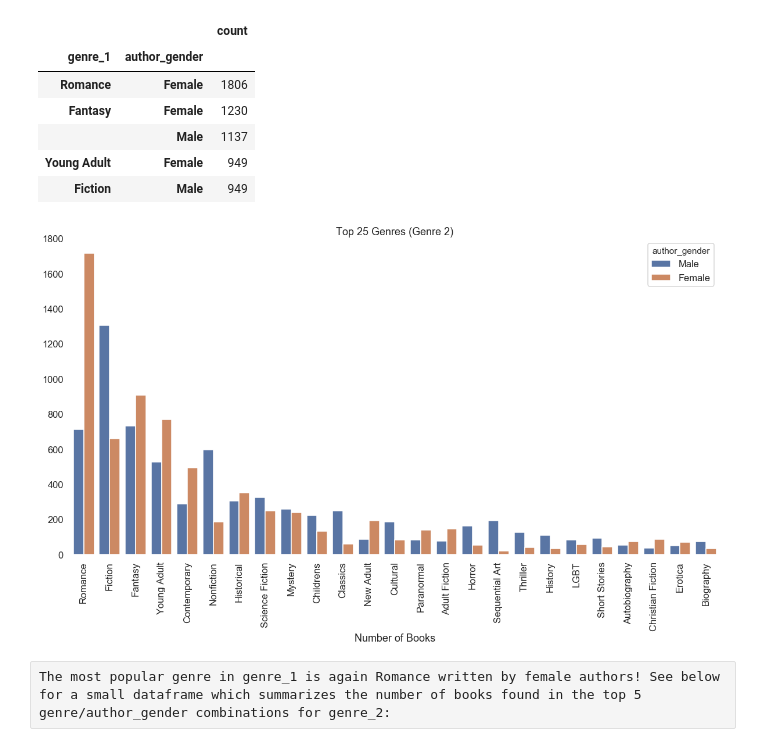
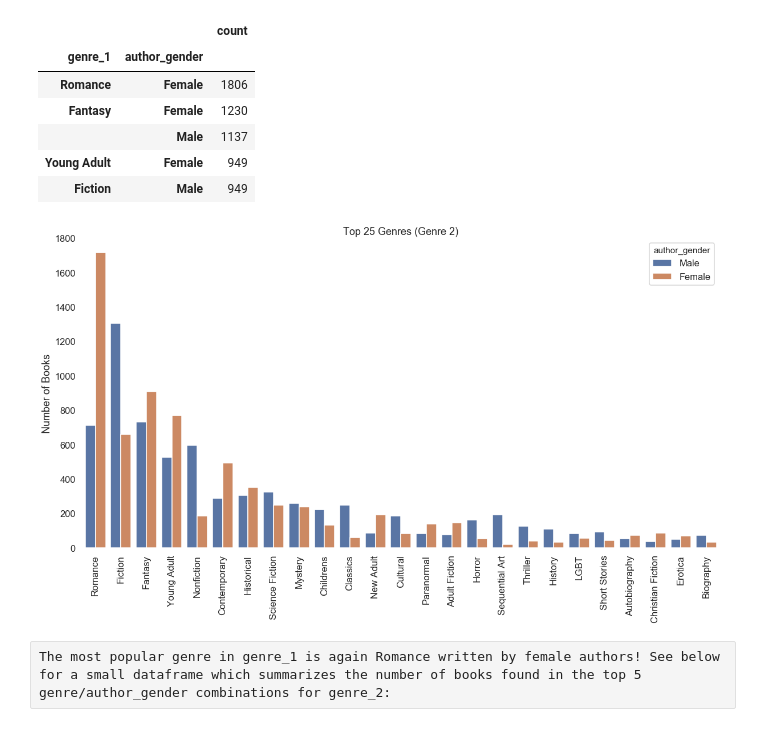
Before and after one commit to macphee227/data-projects, a Jupyter notebook: project_goodreads.ipynb, the cells around one changed output. Cells and saved outputs as stored; diff of their text form; code cells hidden in the pictures.

```diff
--- a/project_goodreads.ipynb
+++ b/project_goodreads.ipynb
@@ -544,33 +544,33 @@ top_5_genre_1
 # %%
 fig, ax = plt.subplots(figsize=(20,10))
 
 sns.countplot(x='genre_2',
               hue='author_gender',
               hue_order=['Male', 'Female'],
               data=data_top_25_genre_2,
               order=data_top_25_genre_2.genre_2.value_counts().index,
               palette='deep',
               ax=ax)
 ax.set(
     title='Top 25 Genres (Genre 2)',
-    xlabel='Number of Books',
-    ylabel=''
+    xlabel='',
+    ylabel='Number of Books'
 )
 
 # just want to rotate the ticks and not work on labels
 plt.xticks(rotation=90)
 
 ax.tick_params(
     top=False,
     bottom=False,
     left=False,
     right=False
 )
 
 for key, spine in ax.spines.items():
     spine.set_visible(False)
 # %% [output]
-[figure, old version]
+[figure, new version]
 # %% [raw]
 The most popular genre in genre_1 is again Romance written by female authors! See below for a small dataframe which summarizes the number of books found in the top 5 genre/author_gender combinations for genre_2:
 # %%
```
Also changed, not shown: parts of 1 cell of this notebook.
